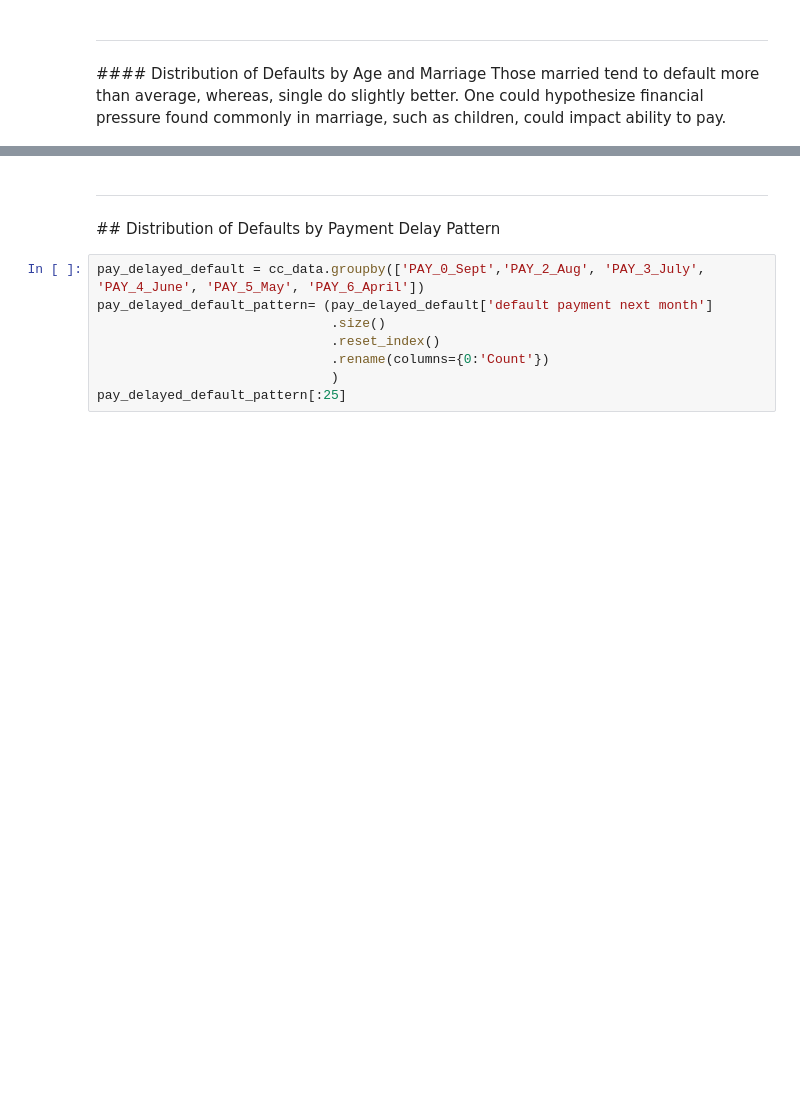
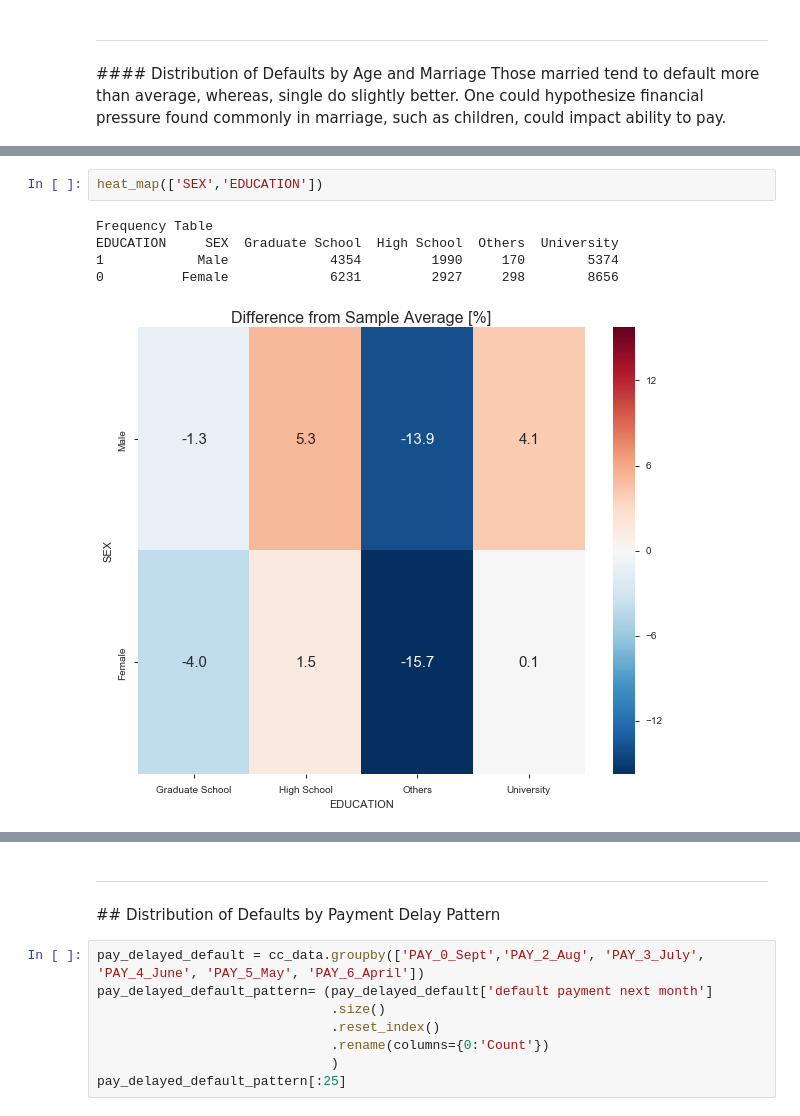
Before and after one commit to rlshuhart/MSDS7331_Project_1, a Jupyter notebook: MSDS7331_Project_1_Notebook.ipynb, the cells around one changed output, grey strips where cells are left out. Saved outputs shown, nothing was run; the diff lists cells and outputs as text; blank space fills up the shorter version.

```diff
--- a/MSDS7331_Project_1_Notebook.ipynb
+++ b/MSDS7331_Project_1_Notebook.ipynb
@@ -484,0 +474,8 @@ x_sum = age_v_mar_default['default payment next month'].sum().unstack()
+# %%
+heat_map(['SEX','EDUCATION'])
+# %% [output]
+Frequency Table
+EDUCATION     SEX  Graduate School  High School  Others  University
+1            Male             4354         1990     170        5374
+0          Female             6231         2927     298        8656
+[figure, added]
```
Also changed, not shown: parts of 33 cells of this notebook.
